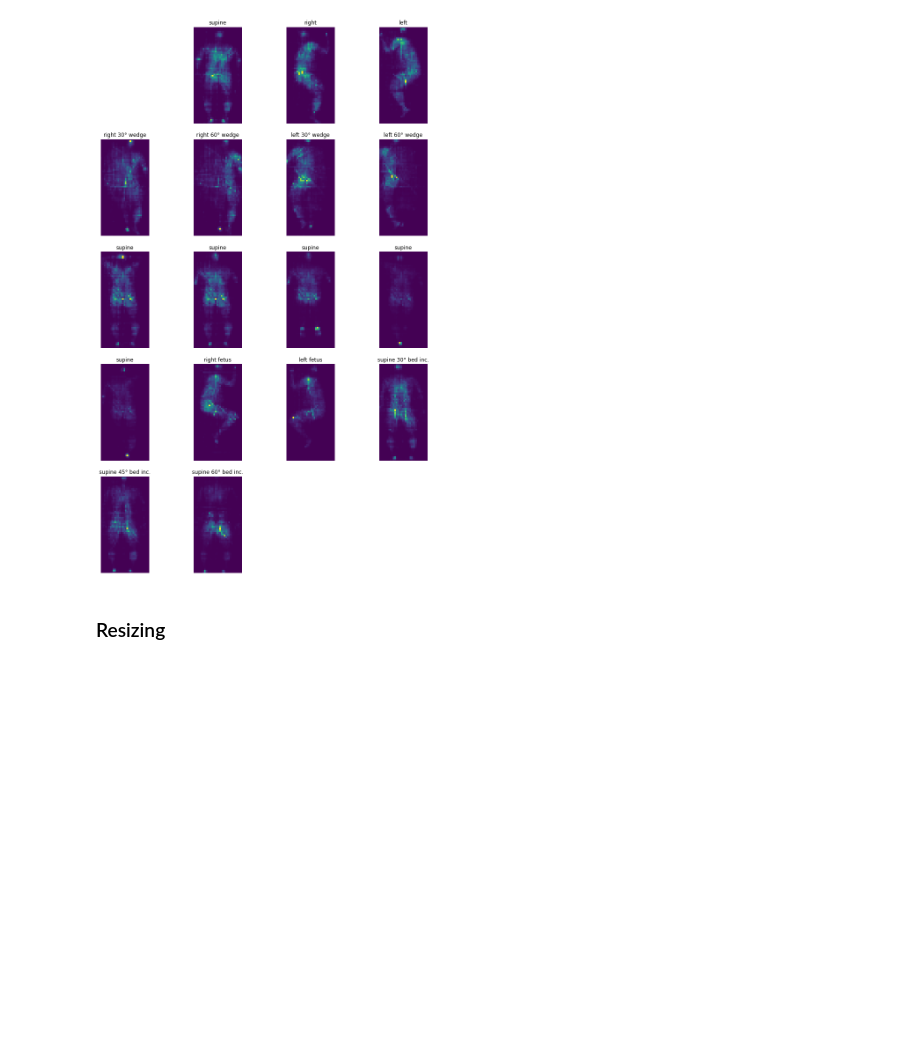
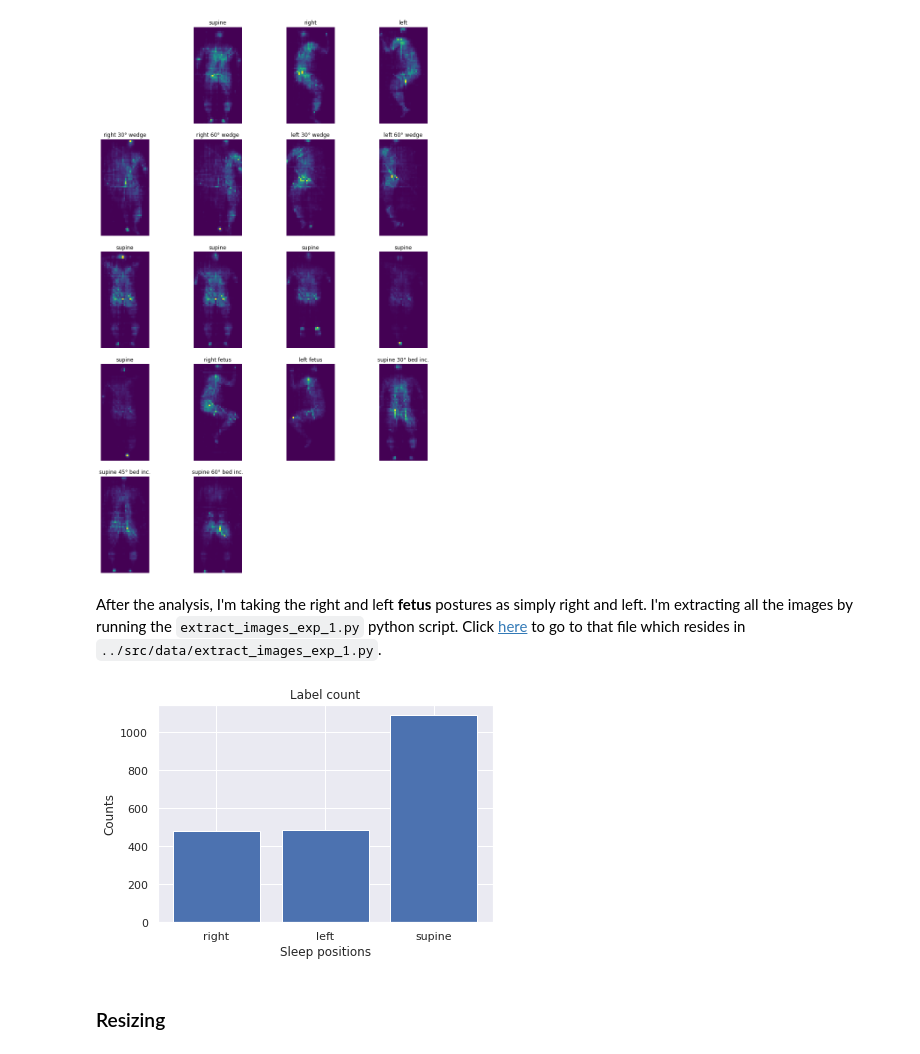
Before and after one commit to orxan77/sleep-posture-monitoring, a Jupyter notebook: notebooks/p1_data_analysis.ipynb, the cells around one changed output. Saved outputs shown, nothing was run; the diff lists cells and outputs as text; code cells hidden in the pictures; blank space fills up the shorter version.

Commit message:
Finished coding  p1_data_analysis.ipynb

```diff
--- a/notebooks/p1_data_analysis.ipynb
+++ b/notebooks/p1_data_analysis.ipynb
@@ -133,6 +134,27 @@ for idx, ax in enumerate(axes):
 plt.tight_layout(2.0)
 # %% [output]
 [figure]
+# %% [markdown]
+After the analysis, I'm taking the right and left __fetus__ postures as simply right and left.
+I'm extracting all the images by running the `extract_images_exp_1.py` python script. Click [here](../src/data/extract_images_exp_1.py) to go to that file which resides in `../src/data/extract_images_exp_1.py`.
+# %%
+def plot_histbar(path):
+    category_count = {}
+    for category in os.listdir(path):
+        if not category.startswith('.'):
+            count = len(os.listdir(os.path.join(path, category)))
+            category_count.update({category: count})
+
+    plt.bar(list(category_count.keys()), list(category_count.values()))
+    plt.title('Label count')
+    plt.xlabel('Sleep positions')
+    plt.ylabel('Counts')
+
+sns.set()
+plot_histbar(path_classification_dataset)
+sns.reset_orig()
+# %% [output]
+[figure, added]
 # %% [markdown]
 ### Resizing
 # %% [markdown]
```
Also changed, not shown: parts of 8 cells of this notebook.
